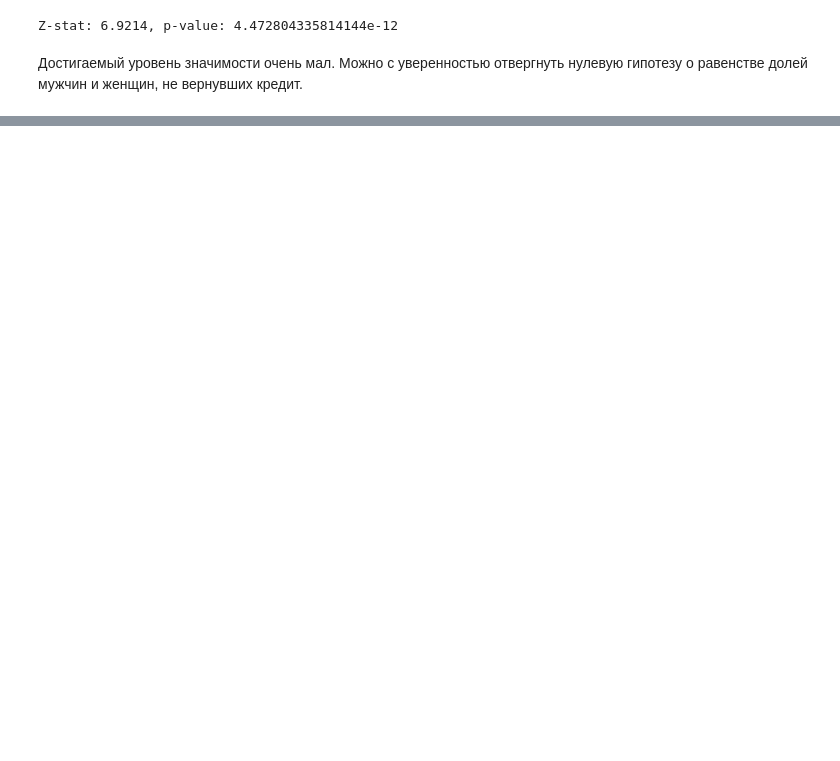
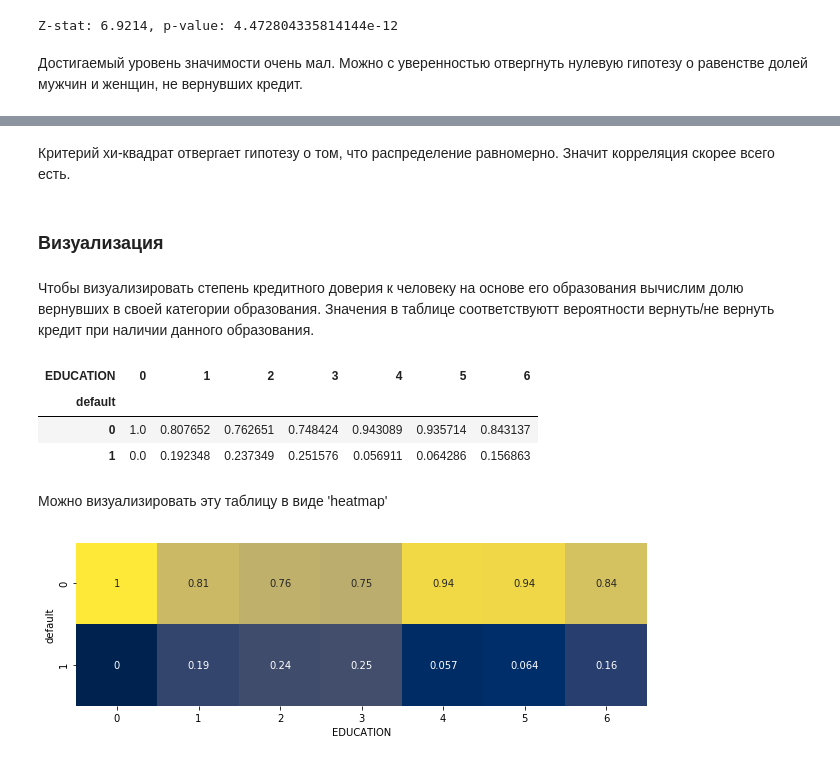
Before and after one commit to armavox/mldaspec, a Jupyter notebook: course4/notebooks/w4_Scoring.ipynb, the cells around one changed output, grey strips where cells are left out. Cells and saved outputs as stored; diff of their text form; code cells hidden in the pictures; blank space fills up the shorter version.

```diff
--- a/course4/notebooks/w4_Scoring.ipynb
+++ b/course4/notebooks/w4_Scoring.ipynb
@@ -223,0 +249,3 @@ binned = sc.stats.
+# %%
+ct = pd.crosstab(df['EDUCATION'], df['default']).T
+ct
@@ -223,0 +322,27 @@ binned = sc.stats.
+# %% [markdown]
+Критерий хи-квадрат отвергает гипотезу о том, что распределение равномерно. Значит корреляция скорее всего есть.
+# %% [markdown]
+### Визуализация
+# %% [markdown]
+Чтобы визуализировать степень кредитного доверия к человеку на основе его образования вычислим долю вернувших в своей категории образования. Значения в таблице соответствуютт вероятности вернуть/не вернуть кредит при наличии данного образования.
+# %%
+cont_diff = (ct) / ct.sum()
+
+cont_diff = pd.DataFrame(cont_diff)
+
+cont_diff.columns.names = ['EDUCATION']
+cont_diff.index.names = ['default']
+
+cont_diff
+# %% [output]
+| EDUCATION | 0 | 1 | 2 | 3 | 4 | 5 | 6 |
+| default |  |  |  |  |  |  |  |
+| 0 | 1.0 | 0.807652 | 0.762651 | 0.748424 | 0.943089 | 0.935714 | 0.843137 |
+| 1 | 0.0 | 0.192348 | 0.237349 | 0.251576 | 0.056911 | 0.064286 | 0.156863 |
+# %% [markdown]
+Можно визуализировать эту таблицу в виде 'heatmap'
+# %%
+plt.figure(figsize=(12,3))
+sns.heatmap(cont_diff, cmap='cividis', annot=True, center=.5, square=True, cbar=False);
+# %% [output]
+[figure, added]
```
Also changed, not shown: parts of 83 cells of this notebook, 5 other files.
